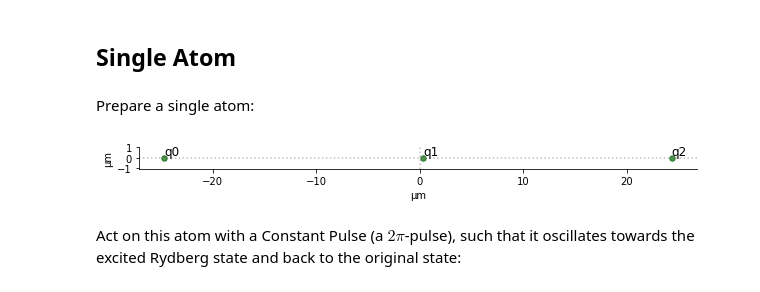
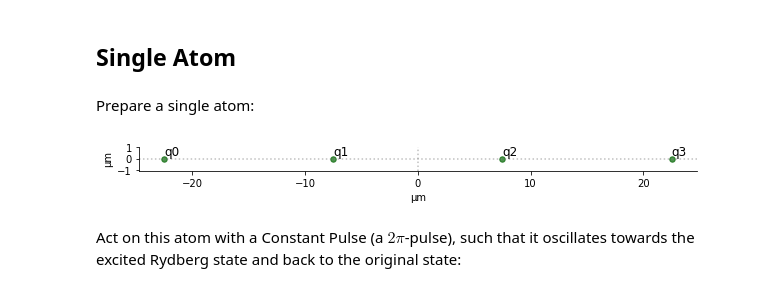
Before and after one commit to sebgrijalva/Pulser, a Jupyter notebook: tutorials/applications/Simulating Sequences with Errors and Noise.ipynb, the cells around one changed output. Drawn from its saved outputs; the diff is of its cells as text; code cells hidden in the pictures.

```diff
--- a/tutorials/applications/Simulating Sequences with Errors and Noise.ipynb
+++ b/tutorials/applications/Simulating Sequences with Errors and Noise.ipynb
@@ -16,10 +16,10 @@ import qutip
 # %% [markdown]
 Prepare a single atom:
 # %%
-reg = Register.from_coordinates([(0,0), (25,0), (49,0)], prefix='q')
+reg = Register.from_coordinates([(0,0), (15,0), (30,0), (45,0)], prefix='q')
 reg.draw()
 # %% [output]
-[figure, old version]
+[figure, new version]
 # %% [markdown]
 Act on this atom with a Constant Pulse (a $2\pi$-pulse), such that it oscillates towards the excited Rydberg state and back to the original state:
 # %%
```
Also changed, not shown: parts of 11 cells of this notebook.
